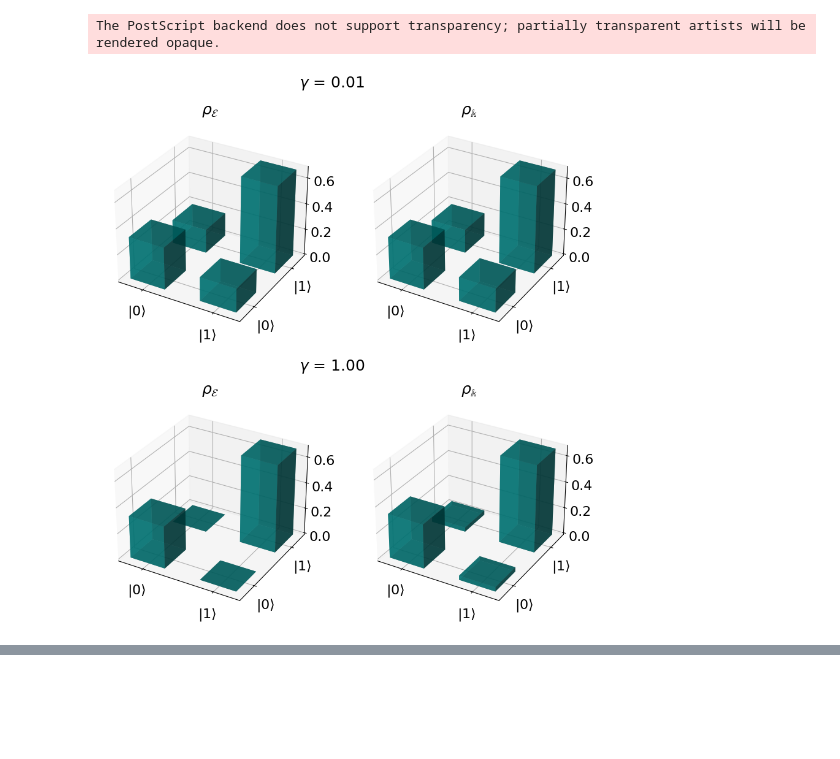
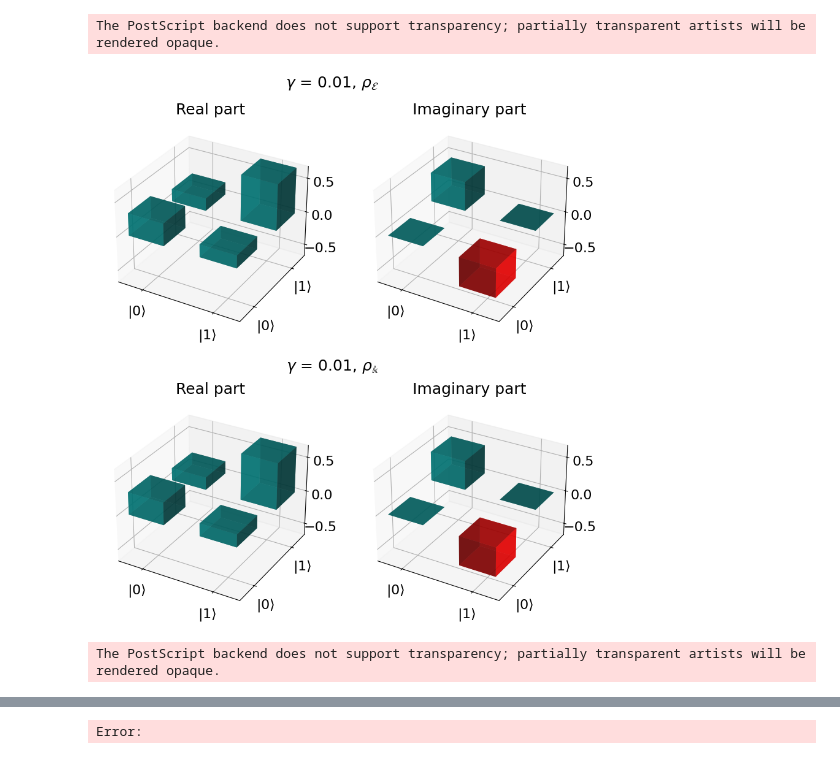
Before and after one commit to vutuanhai237/QuantumTomography, a Jupyter notebook: plot/new_fig/plot_fig3_fig5.ipynb, the cells around one changed output, grey strips where cells are left out. Drawn from its saved outputs; the diff is of its cells as text; code cells hidden in the pictures; blank space fills up the shorter version.

```diff
--- a/plot/new_fig/plot_fig3_fig5.ipynb
+++ b/plot/new_fig/plot_fig3_fig5.ipynb
@@ -79,6 +79,8 @@ def plot_array(array1, array2, array3, array4, title1, title2, title3, title4, l
     ax4.bar3d(x, y, z, dx=0.5, dy=0.5, dz=array4.flatten(), color=colors4, alpha=0.7)
     ax4.set_title(title4, fontsize=18)
 
+    max_z = max(np.max(np.abs(array1)), np.max(np.abs(array2)),
+            np.max(np.abs(array3)), np.max(np.abs(array4)))
     # Set x and y ticks for all subplots
     for ax in [ax1, ax2, ax3, ax4]:
         ax.set_xticks([0.25, 1.25])  # Set the x-tick positions
@@ -88,6 +90,7 @@ def plot_array(array1, array2, array3, array4, title1, title2, title3, title4, l
         ax.tick_params(axis='x', labelsize=16)
         ax.tick_params(axis='y', labelsize=16)
         ax.tick_params(axis='z', labelsize=16)
+        ax.set_zlim(-max_z, max_z)
 
     # Adjust subplots to create space for row labels
     plt.subplots_adjust(top=0.9, hspace=0.1)  # Thêm khoảng cách giữa các hàng
@@ -136,22 +151,34 @@ tf.Tensor(0.014853552667999703, shape=(), dtype=float64)
 # %%
 #Fig 5
 folder_path = '../../results/experiment_new/dephasing_matrix_comparison'
 rho2_001_file_path = os.path.join(folder_path, 'rho2_001.txt')
 rho2_001 = parse_tensor_from_file(rho2_001_file_path, 2)
 
 rho2_unitary_001_file_path = os.path.join(folder_path, 'rho2_unitary_001.txt')
 rho2_unitary_001= parse_tensor_from_file(rho2_unitary_001_file_path, 2)
 
 rho2_1_file_path = os.path.join(folder_path, 'rho2_1.txt')
 rho2_1= parse_tensor_from_file(rho2_1_file_path, 2)
 
 rho2_unitary_1_file_path = os.path.join(folder_path, 'rho2_unitary_1.txt')
 rho2_unitary_1= parse_tensor_from_file(rho2_unitary_1_file_path, 2)
 
-plot_array(rho2_001.numpy(), rho2_unitary_001.numpy(), rho2_1.numpy(), rho2_unitary_1.numpy(), "$\\rho_\\mathcal{E}$", "$\\rho_\\mathbb{k}$",
-           "$\\rho_\\mathcal{E}$", "$\\rho_\\mathbb{k}$", "$\\gamma$ = 0.01",
-           "$\\gamma$ = 1.00",
-           "rho2_matrix_dephasing")
+# plot_array(rho2_001.numpy(), rho2_unitary_001.numpy(), rho2_1.numpy(), rho2_unitary_1.numpy(), "$\\rho_\\mathcal{E}$", "$\\rho_\\mathbb{k}$",
+#            "$\\rho_\\mathcal{E}$", "$\\rho_\\mathbb{k}$", "$\\gamma$ = 0.01",
+#            "$\\gamma$ = 1.00",
+#            "rho2_matrix_dephasing")
+
+
+plot_array(np.real(rho2_001.numpy()), np.imag(rho2_001.numpy()), np.real(rho2_unitary_001.numpy()), np.imag(rho2_unitary_001.numpy()),
+           "Real part", "Imaginary part", "Real part", "Imaginary part",
+            "$\\gamma$ = 0.01, $\\rho_\\mathcal{E}$", "$\\gamma$ = 0.01, $\\rho_\\mathbb{k}$",
+           "rho2_0_01_matrix_dephasing")
+
+plot_array(np.real(rho2_1.numpy()), np.imag(rho2_1.numpy()), np.real(rho2_unitary_1.numpy()), np.imag(rho2_unitary_1.numpy()),
+            "Real part", "Imaginary part", "Real part", "Imaginary part",
+            "$\\gamma$ = 1.00, $\\rho_\\mathcal{E}$", "$\\gamma$ = 1.00, $\\rho_\\mathbb{k}$",
+           "rho2_1_00_matrix_dephasing")
 # %% [output]
 The PostScript backend does not support transparency; partially transparent artists will be rendered opaque.
-[figure, old version]
+[figure, new version]
+The PostScript backend does not support transparency; partially transparent artists will be rendered opaque.
@@ -157,0 +186 @@ The PostScript backend does not support transparency; partially transparent arti
+Error:
```
Also changed, not shown: parts of 2 cells of this notebook, 26 other files.
